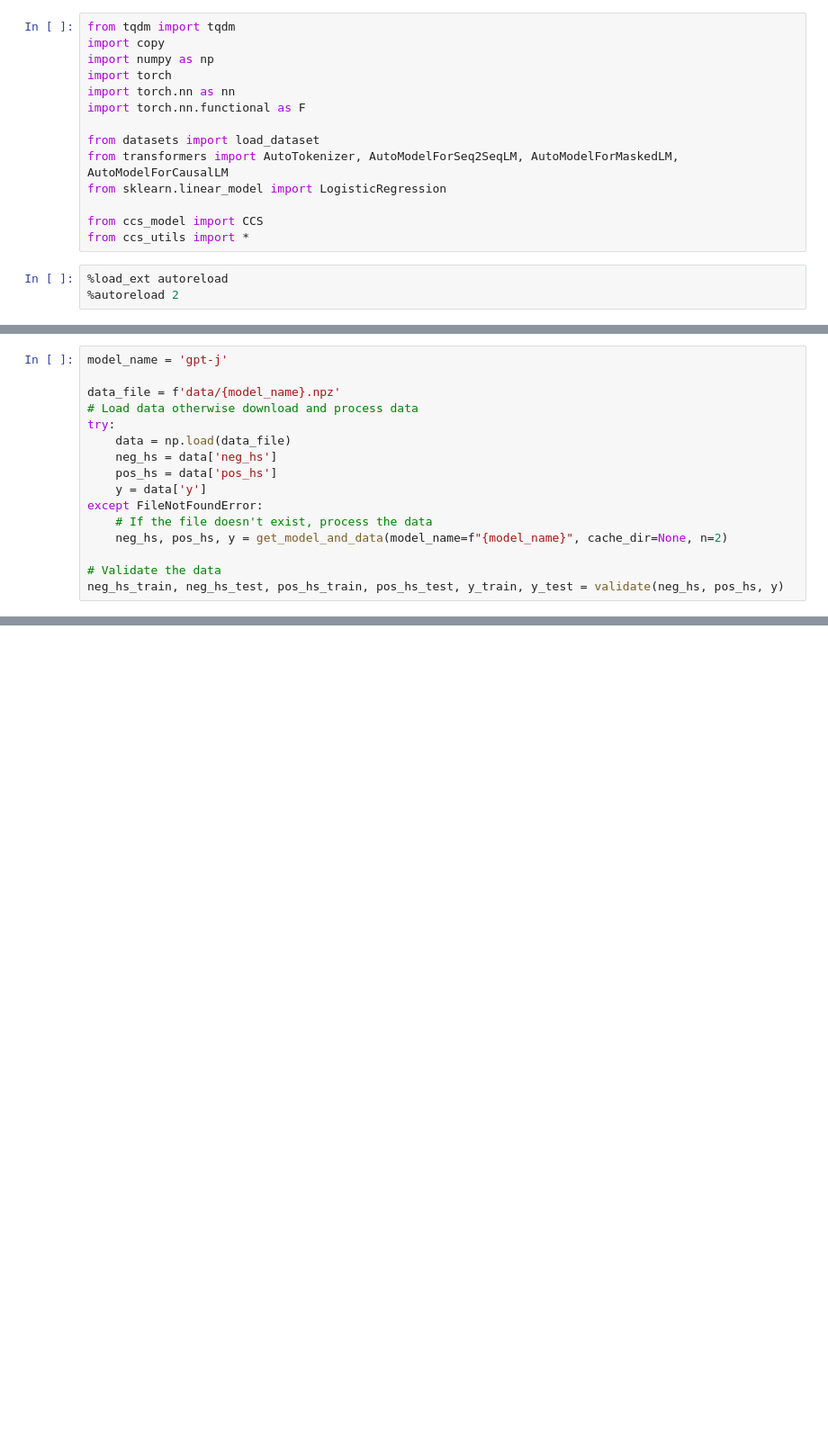
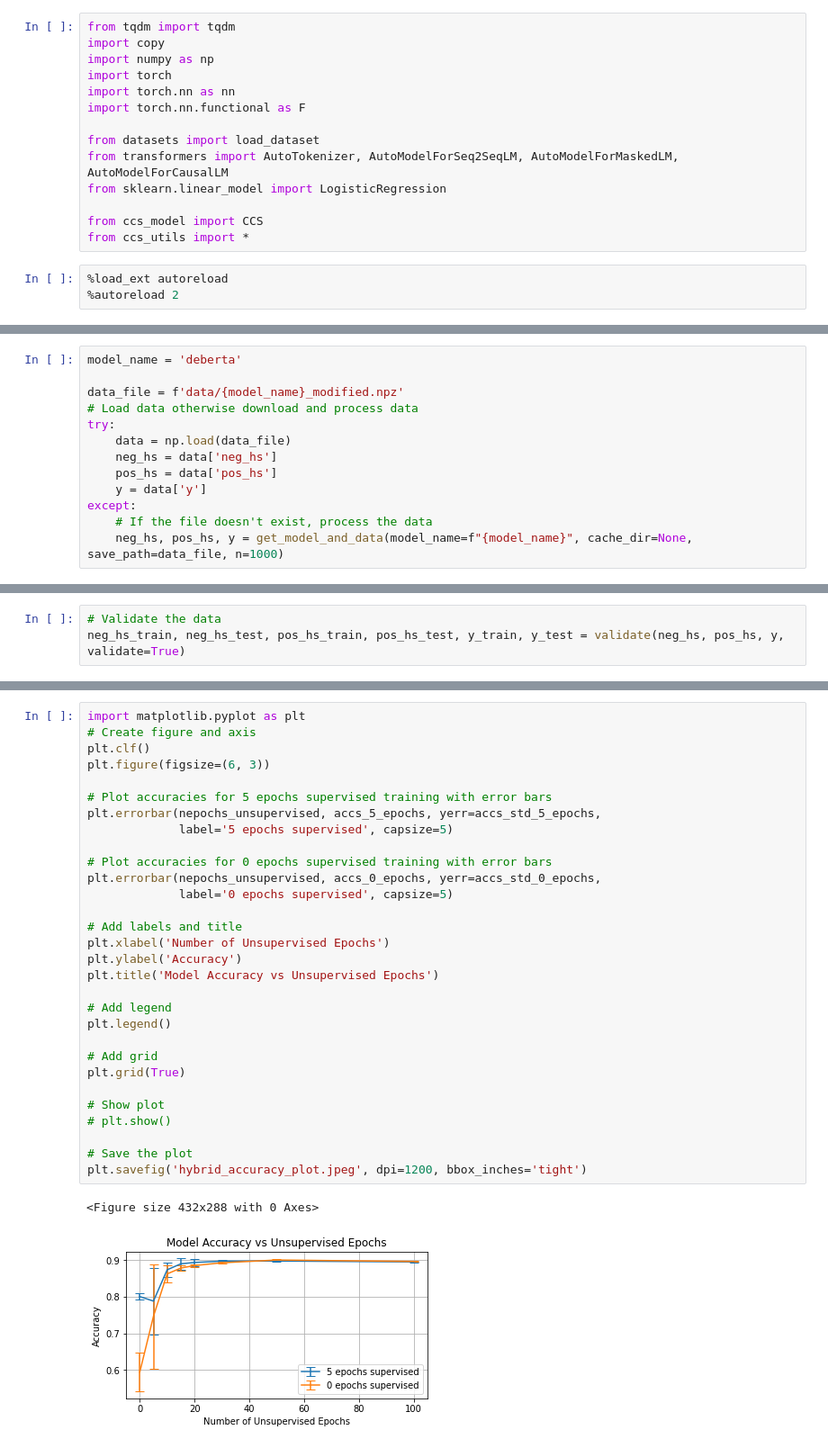
Before and after one commit to RRemixx/discovering_latent_knowledge, a Jupyter notebook: new_CCS.ipynb, the cells around one changed output, grey strips where cells are left out. Shown: that part at 90% size. Drawn from its saved outputs; the diff is of its cells as text; blank space fills up the shorter version.

```diff
--- a/new_CCS.ipynb
+++ b/new_CCS.ipynb
@@ -87,16 +92,13 @@ Error:
 # %%
-model_name = 'gpt-j'
+model_name = 'deberta'
 
-data_file = f'data/{model_name}.npz'
+data_file = f'data/{model_name}_modified.npz'
 # Load data otherwise download and process data
 try:
     data = np.load(data_file)
     neg_hs = data['neg_hs']
     pos_hs = data['pos_hs']
     y = data['y']
-except FileNotFoundError:
+except:
     # If the file doesn't exist, process the data
-    neg_hs, pos_hs, y = get_model_and_data(model_name=f"{model_name}", cache_dir=None, n=2)
-
-# Validate the data
-neg_hs_train, neg_hs_test, pos_hs_train, pos_hs_test, y_train, y_test = validate(neg_hs, pos_hs, y)
+    neg_hs, pos_hs, y = get_model_and_data(model_name=f"{model_name}", cache_dir=None, save_path=data_file, n=1000)
@@ -104,0 +105,3 @@ Found cached dataset parquet (/home/asuka/.cache/huggingface/datasets/parquet/am
+# %%
+# Validate the data
+neg_hs_train, neg_hs_test, pos_hs_train, pos_hs_test, y_train, y_test = validate(neg_hs, pos_hs, y, validate=True)
@@ -127,0 +212,33 @@ CCS supervised accuracy: 0.92
+# %%
+import matplotlib.pyplot as plt
+# Create figure and axis
+plt.clf()
+plt.figure(figsize=(6, 3))
+
+# Plot accuracies for 5 epochs supervised training with error bars
+plt.errorbar(nepochs_unsupervised, accs_5_epochs, yerr=accs_std_5_epochs,
+             label='5 epochs supervised', capsize=5)
+
+# Plot accuracies for 0 epochs supervised training with error bars
+plt.errorbar(nepochs_unsupervised, accs_0_epochs, yerr=accs_std_0_epochs,
+             label='0 epochs supervised', capsize=5)
+
+# Add labels and title
+plt.xlabel('Number of Unsupervised Epochs')
+plt.ylabel('Accuracy')
+plt.title('Model Accuracy vs Unsupervised Epochs')
+
+# Add legend
+plt.legend()
+
+# Add grid
+plt.grid(True)
+
+# Show plot
+# plt.show()
+
+# Save the plot
+plt.savefig('hybrid_accuracy_plot.jpeg', dpi=1200, bbox_inches='tight')
+# %% [output]
+<Figure size 432x288 with 0 Axes>
+[figure, added]
```
Also changed, not shown: parts of 9 cells of this notebook, 7 other files.
